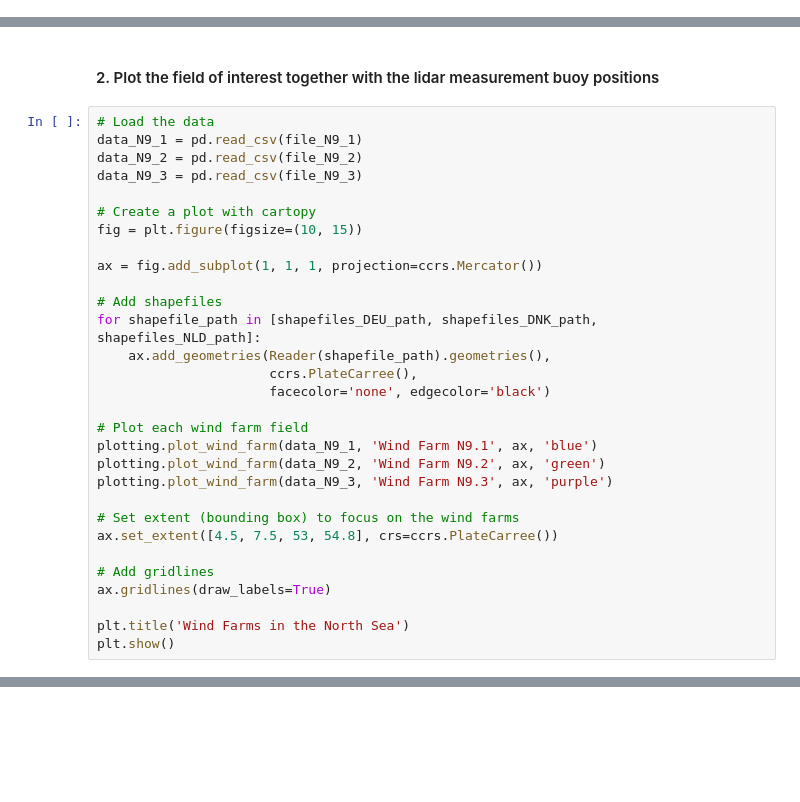
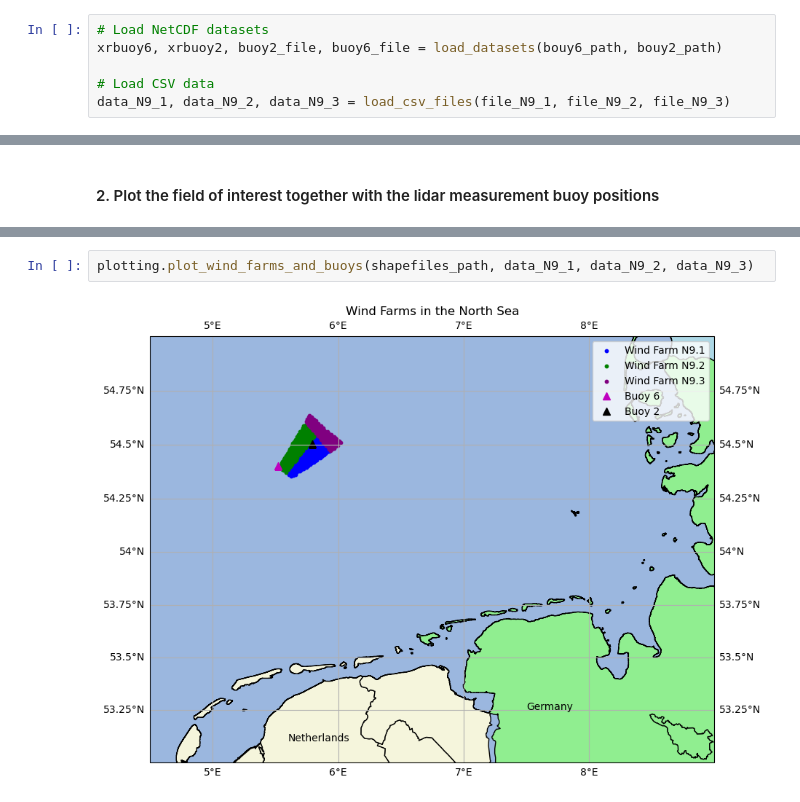
Before and after one commit to boujuan/StudentProject-Yield-Predictions-Offshore, a Jupyter notebook: Main.ipynb, the cells around one changed output, grey strips where cells are left out. Cells and saved outputs as stored; diff of their text form; blank space fills up the shorter version.

```diff
--- a/Main.ipynb
+++ b/Main.ipynb
@@ -68,3 +61,9 @@ buoy6_file = nc.Dataset(bouy6_path)
+# %%
+# Load NetCDF datasets
+xrbuoy6, xrbuoy2, buoy2_file, buoy6_file = load_datasets(bouy6_path, bouy2_path)
+
+# Load CSV data
+data_N9_1, data_N9_2, data_N9_3 = load_csv_files(file_N9_1, file_N9_2, file_N9_3)
 # %% [markdown]
 #### 1. Set the Turbine Design:
 - International Energy Agency (IEA) for a 15 MW offshore wind turbine
@@ -75,33 +74,3 @@ buoy6_file = nc.Dataset(bouy6_path)
 With that we say the height of interest is the one, nearest on the hub height: 140 m
 # %% [markdown]
 #### 2. Plot the field of interest together with the lidar measurement buoy positions
-# %%
-# Load the data
-data_N9_1 = pd.read_csv(file_N9_1)
-data_N9_2 = pd.read_csv(file_N9_2)
-data_N9_3 = pd.read_csv(file_N9_3)
-
-# Create a plot with cartopy
-fig = plt.figure(figsize=(10, 15))
-
-ax = fig.add_subplot(1, 1, 1, projection=ccrs.Mercator())
-
-# Add shapefiles
-for shapefile_path in [shapefiles_DEU_path, shapefiles_DNK_path, shapefiles_NLD_path]:
-    ax.add_geometries(Reader(shapefile_path).geometries(),
-                      ccrs.PlateCarree(),
-                      facecolor='none', edgecolor='black')
-
-# Plot each wind farm field
-plotting.plot_wind_farm(data_N9_1, 'Wind Farm N9.1', ax, 'blue')
-plotting.plot_wind_farm(data_N9_2, 'Wind Farm N9.2', ax, 'green')
-plotting.plot_wind_farm(data_N9_3, 'Wind Farm N9.3', ax, 'purple')
-
-# Set extent (bounding box) to focus on the wind farms
-ax.set_extent([4.5, 7.5, 53, 54.8], crs=ccrs.PlateCarree())
-
-# Add gridlines
-ax.gridlines(draw_labels=True)
-
-plt.title('Wind Farms in the North Sea')
-plt.show()
@@ -110,0 +77,4 @@ DriverError: data/shapefiles/DNK/DNK_adm1.shp: No such file or directory
+# %%
+plotting.plot_wind_farms_and_buoys(shapefiles_path, data_N9_1, data_N9_2, data_N9_3)
+# %% [output]
+[figure, added]
```
Also changed, not shown: parts of 11 cells of this notebook, 1 other file.
